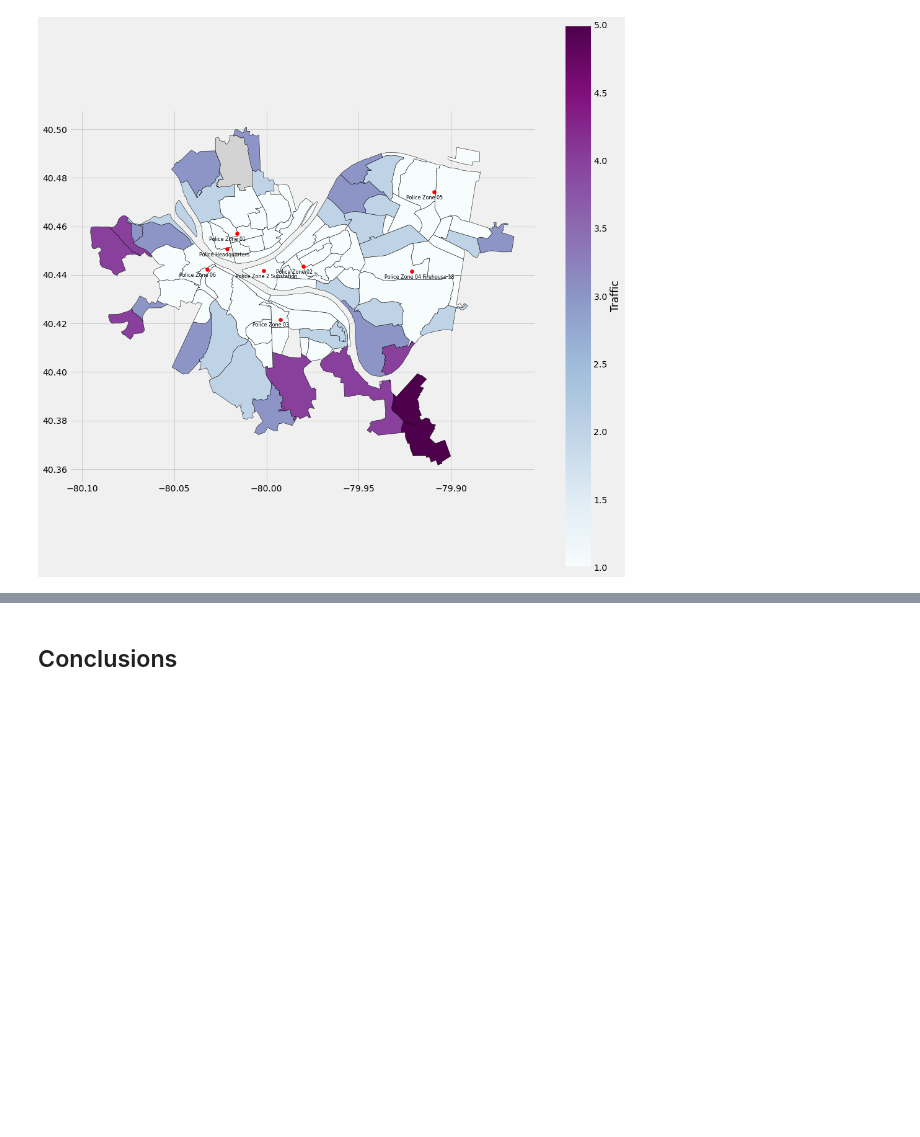
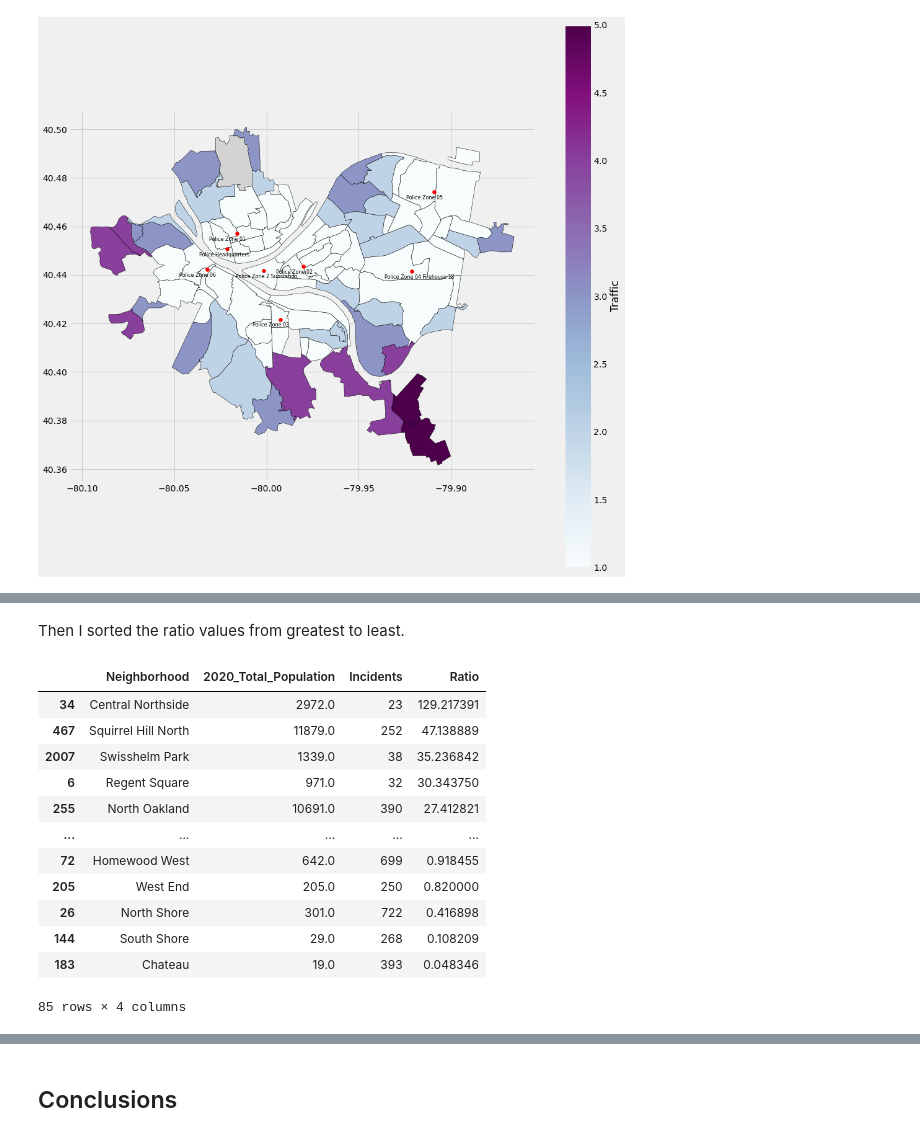
Before and after one commit to MattBartie/Harry-and-Matty-Final, a Jupyter notebook: MainCode.ipynb, the cells around one changed output, grey strips where cells are left out. Drawn from its saved outputs; the diff is of its cells as text; code cells hidden in the pictures; blank space fills up the shorter version.

```diff
--- a/MainCode.ipynb
+++ b/MainCode.ipynb
@@ -136,0 +227,18 @@ for i, police_station in police.iterrows():
+# %% [markdown]
+Then I sorted the ratio values from greatest to least.
+# %%
+data_combined.sort_values(by= "Ratio", ascending = False)
+# %% [output]
+|  | Neighborhood | 2020_Total_Population | Incidents | Ratio |
+| 34 | Central Northside | 2972.0 | 23 | 129.217391 |
+| 467 | Squirrel Hill North | 11879.0 | 252 | 47.138889 |
+| 2007 | Swisshelm Park | 1339.0 | 38 | 35.236842 |
+| 6 | Regent Square | 971.0 | 32 | 30.343750 |
+| 255 | North Oakland | 10691.0 | 390 | 27.412821 |
+| ... | ... | ... | ... | ... |
+| 72 | Homewood West | 642.0 | 699 | 0.918455 |
+| 205 | West End | 205.0 | 250 | 0.820000 |
+| 26 | North Shore | 301.0 | 722 | 0.416898 |
+| 144 | South Shore | 29.0 | 268 | 0.108209 |
+| 183 | Chateau | 19.0 | 393 | 0.048346 |
+85 rows × 4 columns
```
Also changed, not shown: parts of 15 cells of this notebook.
